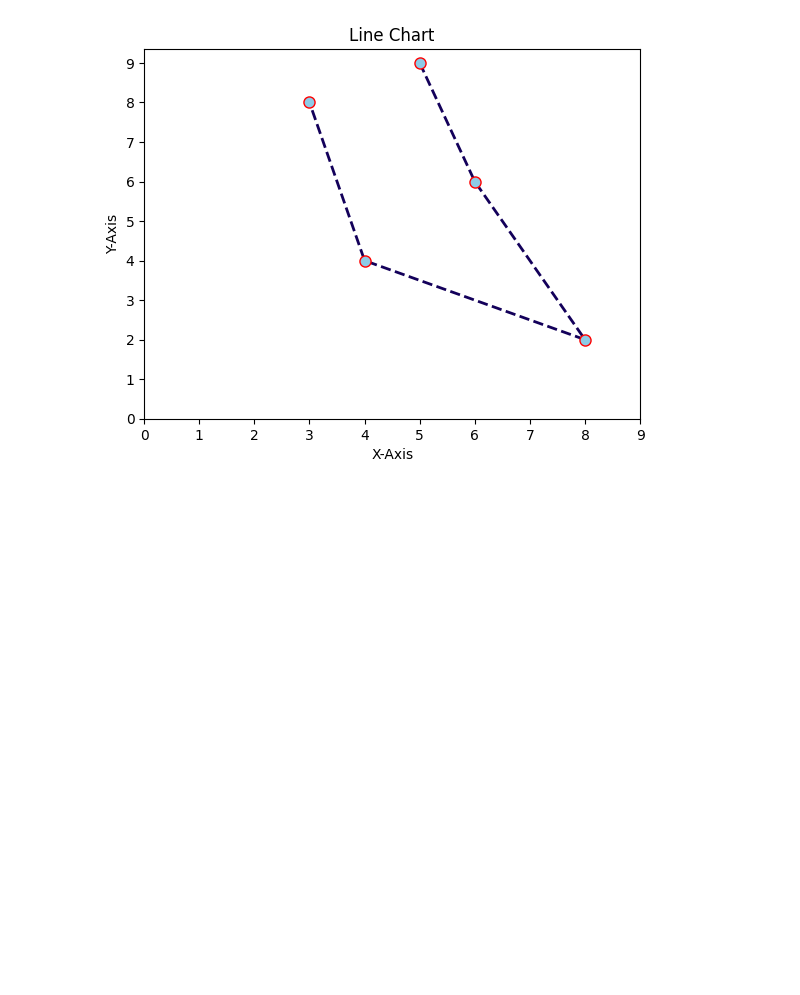
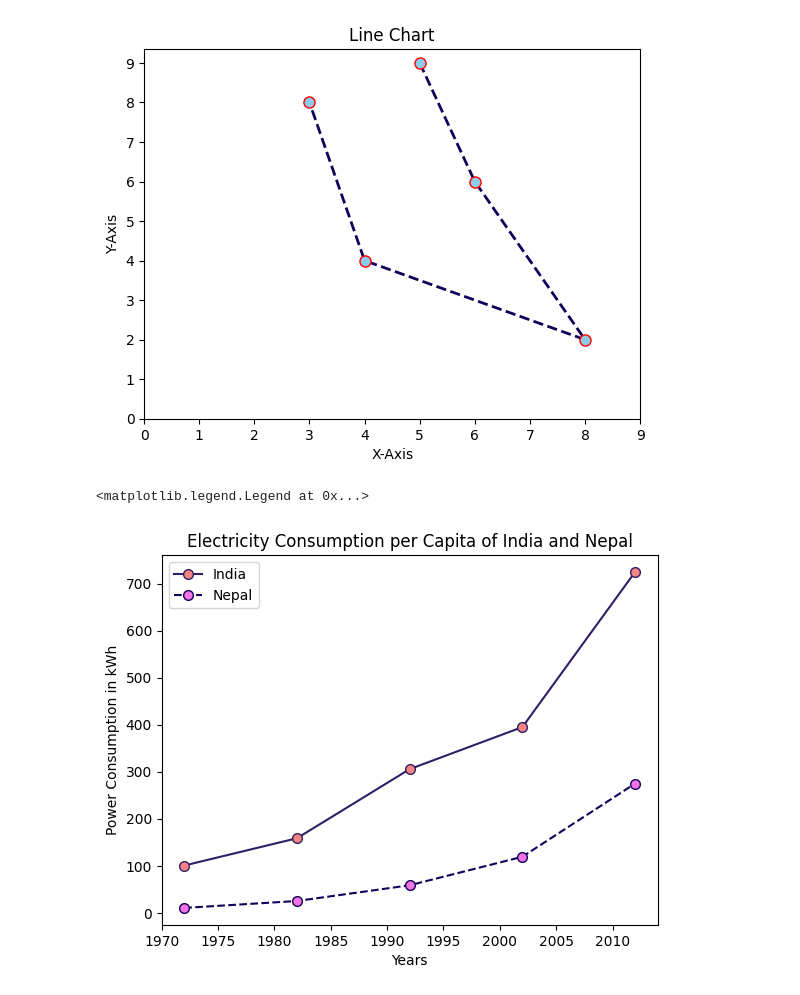
Before and after one commit to Aaryan13/ace-visualize-plot, a Jupyter notebook: begin.ipynb, the cells around one changed output. Drawn from its saved outputs; the diff is of its cells as text; code cells hidden in the pictures; blank space fills up the shorter version.

```diff
--- a/begin.ipynb
+++ b/begin.ipynb
@@ -146,3 +113,16 @@ plt.yticks(np.arange(0,10))
 plt.show()
 # %% [output]
 [figure]
+# %%
+year=[1972,1982,1992,2002,2012]
+e_india=[100.6,158.61,305.54,394.96,724.79]
+de_nepal=[10.5,25.21,58.65,119.27,274.87]
+plt.plot(year, e_india,color='#301E67',marker='o',markersize=7,markerfacecolor='#F48484',label='India')
+plt.plot(year, de_nepal,color='#13005A',marker='o',markerfacecolor='#F273E6',markersize='7',linestyle='dashed',label='Nepal')
+plt.xlabel('Years')
+plt.ylabel('Power Consumption in kWh')
+plt.title('Electricity Consumption per Capita of India and Nepal')
+plt.legend()
+# %% [output]
+<matplotlib.legend.Legend at 0x...>
+[figure, added]
```
Also changed, not shown: parts of 7 cells of this notebook.
